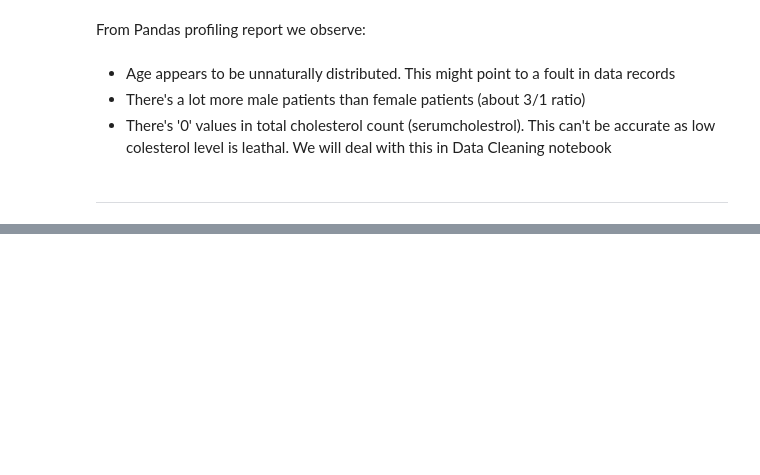
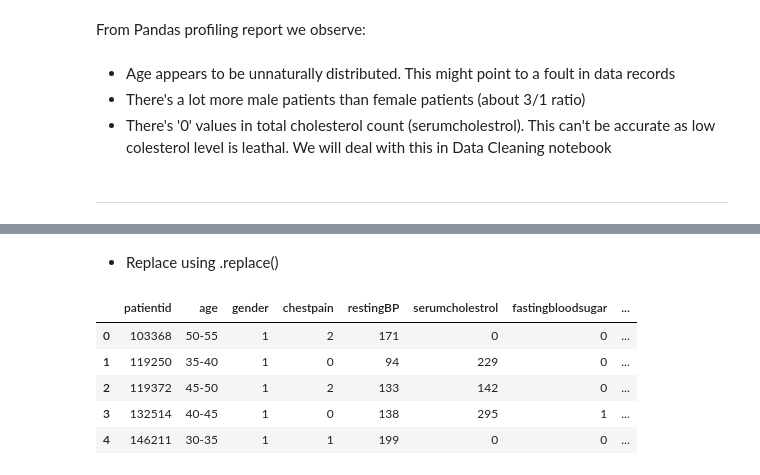
Before and after one commit to SimasJakubenas/cd-prediction-pp5, a Jupyter notebook: jupyter_notebooks/02 - Heart Disease Study.ipynb, the cells around one changed output, grey strips where cells are left out. Drawn from its saved outputs; the diff is of its cells as text; code cells hidden in the pictures; blank space fills up the shorter version.

```diff
--- a/jupyter_notebooks/02 - Heart Disease Study.ipynb
+++ b/jupyter_notebooks/02 - Heart Disease Study.ipynb
@@ -91,0 +247,12 @@ except Exception as e:
+# %% [markdown]
+* Replace using .replace()
+# %%
+df_parallel['age'] = df_parallel['age'].replace(labels_map)
+df_parallel.head()
+# %% [output]
+|  | patientid | age | gender | chestpain | restingBP | serumcholestrol | fastingbloodsugar | ... |
+| 0 | 103368 | 50-55 | 1 | 2 | 171 | 0 | 0 | ... |
+| 1 | 119250 | 35-40 | 1 | 0 | 94 | 229 | 0 | ... |
+| 2 | 119372 | 45-50 | 1 | 2 | 133 | 142 | 0 | ... |
+| 3 | 132514 | 40-45 | 1 | 0 | 138 | 295 | 1 | ... |
+| 4 | 146211 | 30-35 | 1 | 1 | 199 | 0 | 0 | ... |
```
Also changed, not shown: parts of 29 cells of this notebook, 1 other file.
